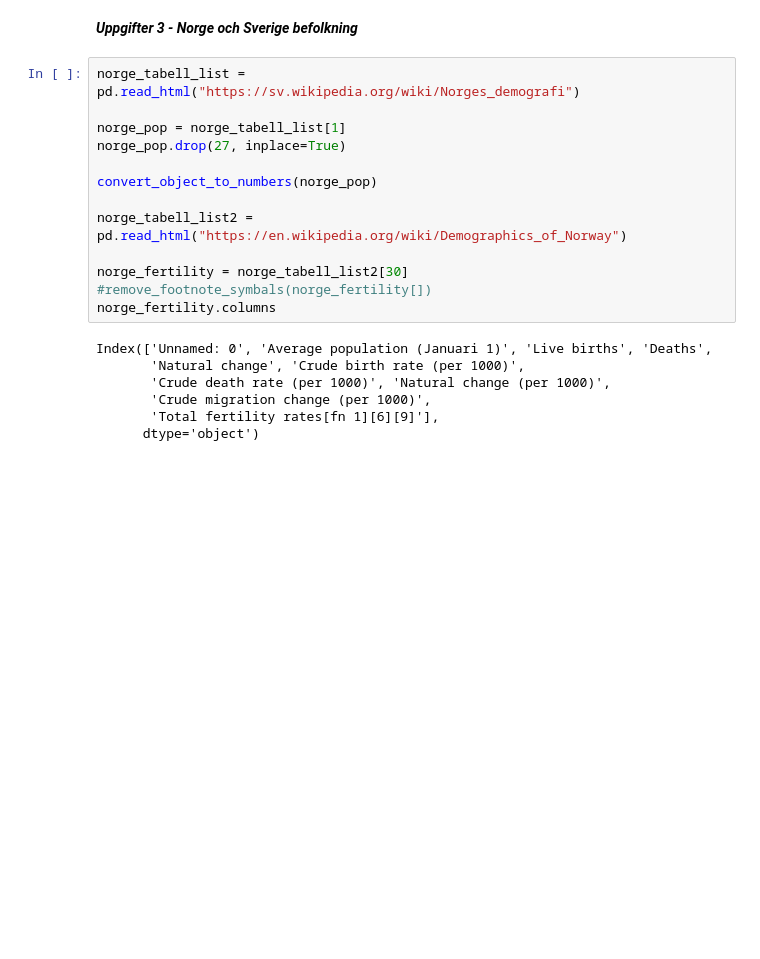
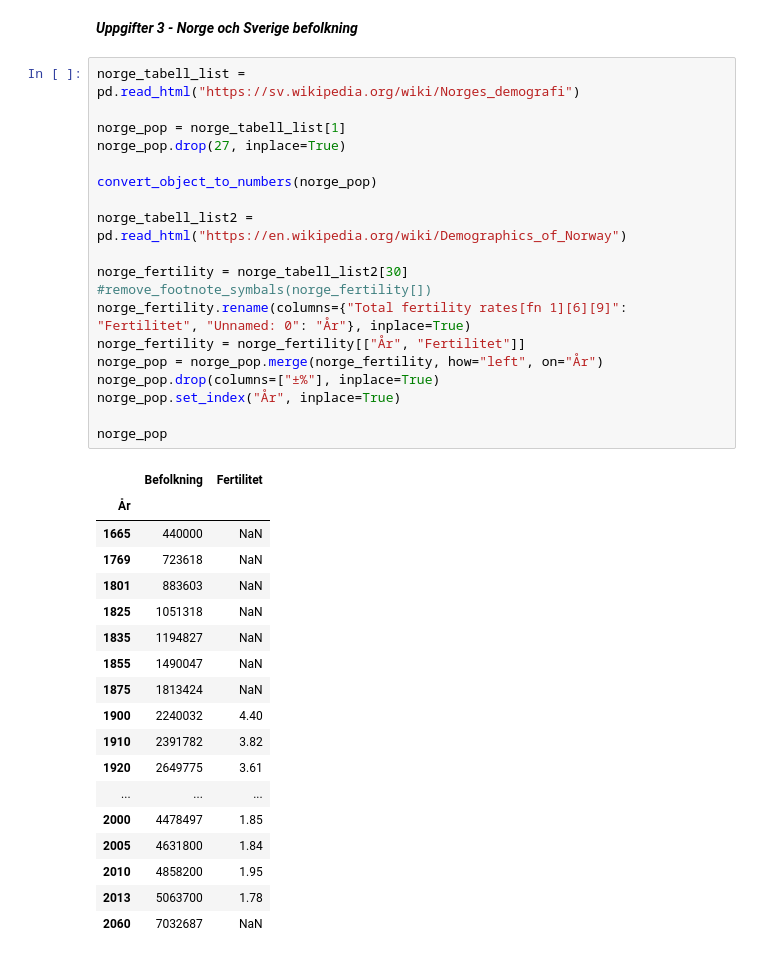
Before and after one commit to HanFredriksson/AI-plugg-filer-Hannes-Fredriksson, a Jupyter notebook: Databehandling/Exercises/Exercises-02.ipynb, the cells around one changed output. Drawn from its saved outputs; the diff is of its cells as text; blank space fills up the shorter version.

```diff
--- a/Databehandling/Exercises/Exercises-02.ipynb
+++ b/Databehandling/Exercises/Exercises-02.ipynb
@@ -152,20 +153,38 @@ fig.show()
 # %%
 norge_tabell_list = pd.read_html("https://sv.wikipedia.org/wiki/Norges_demografi")
 
 norge_pop = norge_tabell_list[1]
 norge_pop.drop(27, inplace=True)
 
 convert_object_to_numbers(norge_pop)
 
 norge_tabell_list2 = pd.read_html("https://en.wikipedia.org/wiki/Demographics_of_Norway")
 
 norge_fertility = norge_tabell_list2[30]
 #remove_footnote_symbals(norge_fertility[])
-norge_fertility.columns
+norge_fertility.rename(columns={"Total fertility rates[fn 1][6][9]": "Fertilitet", "Unnamed: 0": "År"}, inplace=True)
+norge_fertility = norge_fertility[["År", "Fertilitet"]]
+norge_pop = norge_pop.merge(norge_fertility, how="left", on="År")
+norge_pop.drop(columns=["±%"], inplace=True)
+norge_pop.set_index("År", inplace=True)
+
+norge_pop
 # %% [output]
-Index(['Unnamed: 0', 'Average population (Januari 1)', 'Live births', 'Deaths',
-       'Natural change', 'Crude birth rate (per 1000)',
-       'Crude death rate (per 1000)', 'Natural change (per 1000)',
-       'Crude migration change (per 1000)',
-       'Total fertility rates[fn 1][6][9]'],
-      dtype='object')
+|  | Befolkning | Fertilitet |
+| År |  |  |
+| 1665 | 440000 | NaN |
+| 1769 | 723618 | NaN |
+| 1801 | 883603 | NaN |
+| 1825 | 1051318 | NaN |
+| 1835 | 1194827 | NaN |
+| 1855 | 1490047 | NaN |
+| 1875 | 1813424 | NaN |
+| 1900 | 2240032 | 4.40 |
+| 1910 | 2391782 | 3.82 |
+| 1920 | 2649775 | 3.61 |
+| ... | ... | ... |
+| 2000 | 4478497 | 1.85 |
+| 2005 | 4631800 | 1.84 |
+| 2010 | 4858200 | 1.95 |
+| 2013 | 5063700 | 1.78 |
+| 2060 | 7032687 | NaN |
```
Also changed, not shown: parts of 2 cells of this notebook.
